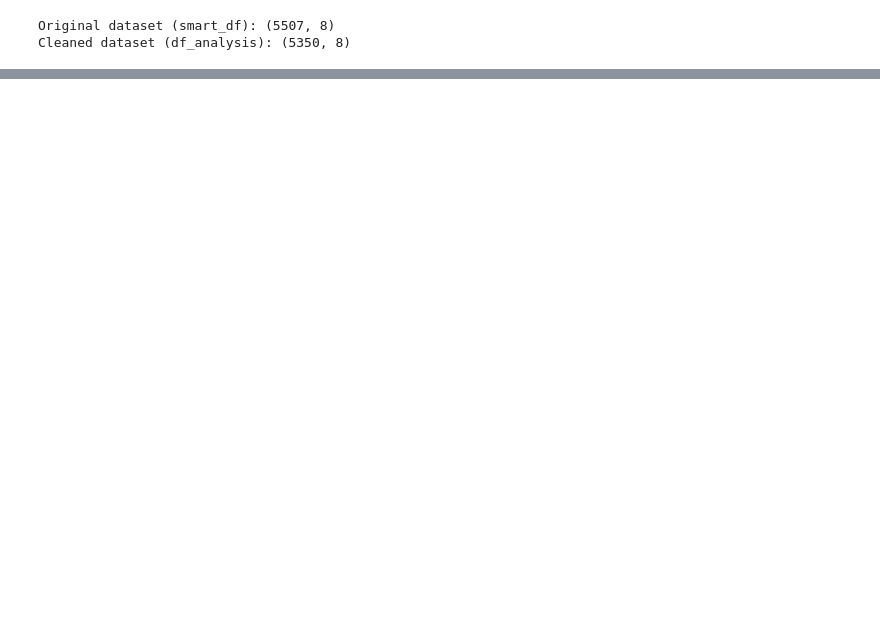
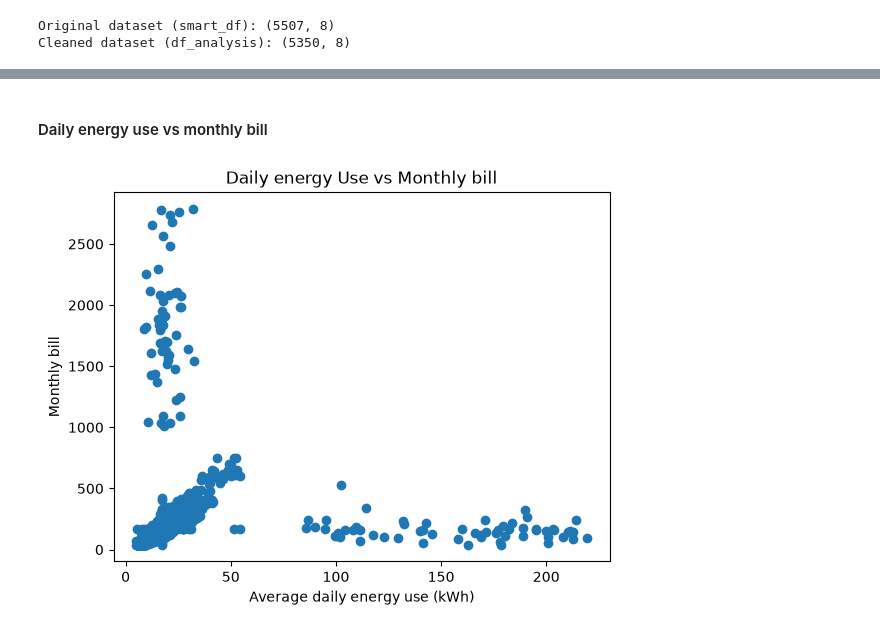
Before and after one commit to sba26038-dev/cct-data-exploration-ca1, a Jupyter notebook: CA1_Smart_Home_Energy_EDA.ipynb, the cells around one changed output, grey strips where cells are left out. Cells and saved outputs as stored; diff of their text form; code cells hidden in the pictures; blank space fills up the shorter version.

```diff
--- a/CA1_Smart_Home_Energy_EDA.ipynb
+++ b/CA1_Smart_Home_Energy_EDA.ipynb
@@ -329,0 +528,13 @@ df_analysis.to_csv("Smart_Home_Energy_cleaned.csv", index=False)
+# %% [markdown]
+#### Daily energy use vs monthly bill
+# %%
+
+plt.scatter(df_analysis['avg_daily_use_kwh'], df_analysis['monthly_bill_eur'])
+
+plt.xlabel("Average daily energy use (kWh)")
+plt.ylabel("Monthly bill")
+plt.title("Daily energy Use vs Monthly bill")
+
+plt.show()
+# %% [output]
+[figure, added]
```
Also changed, not shown: parts of 55 cells of this notebook.
